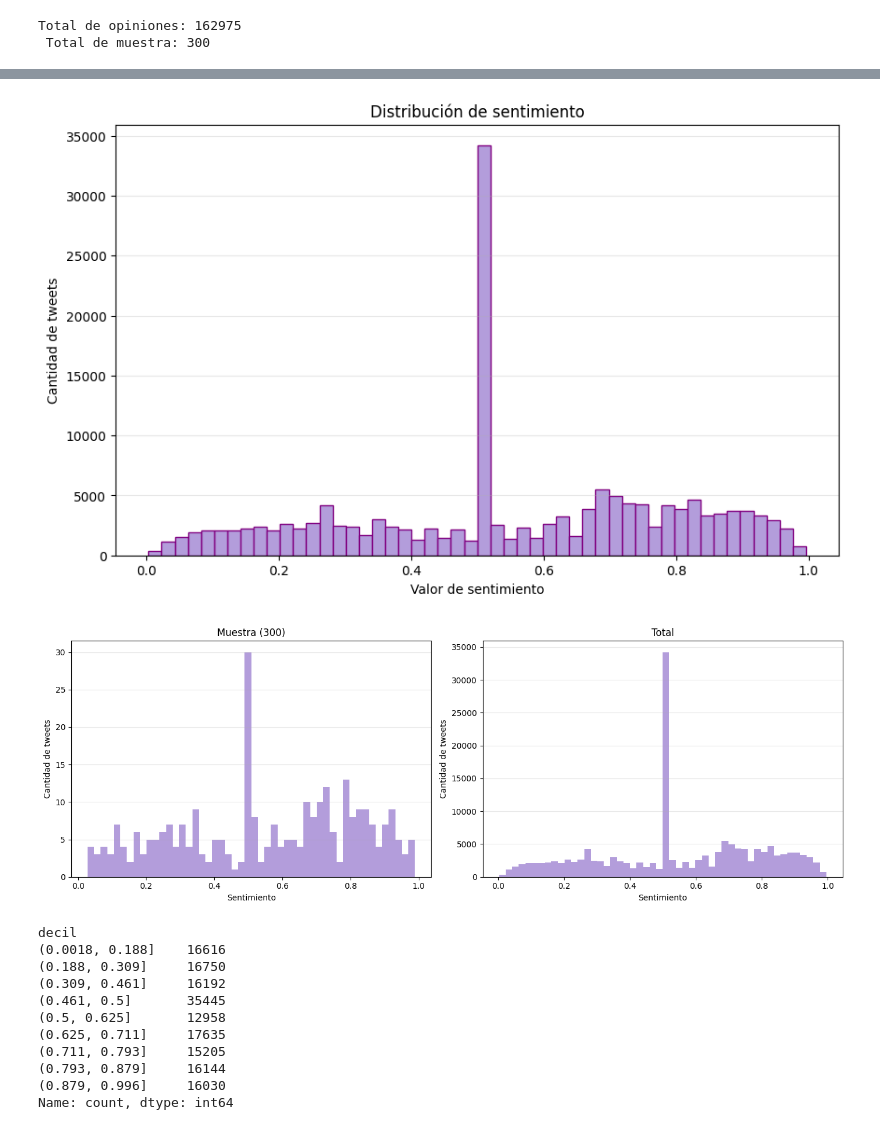
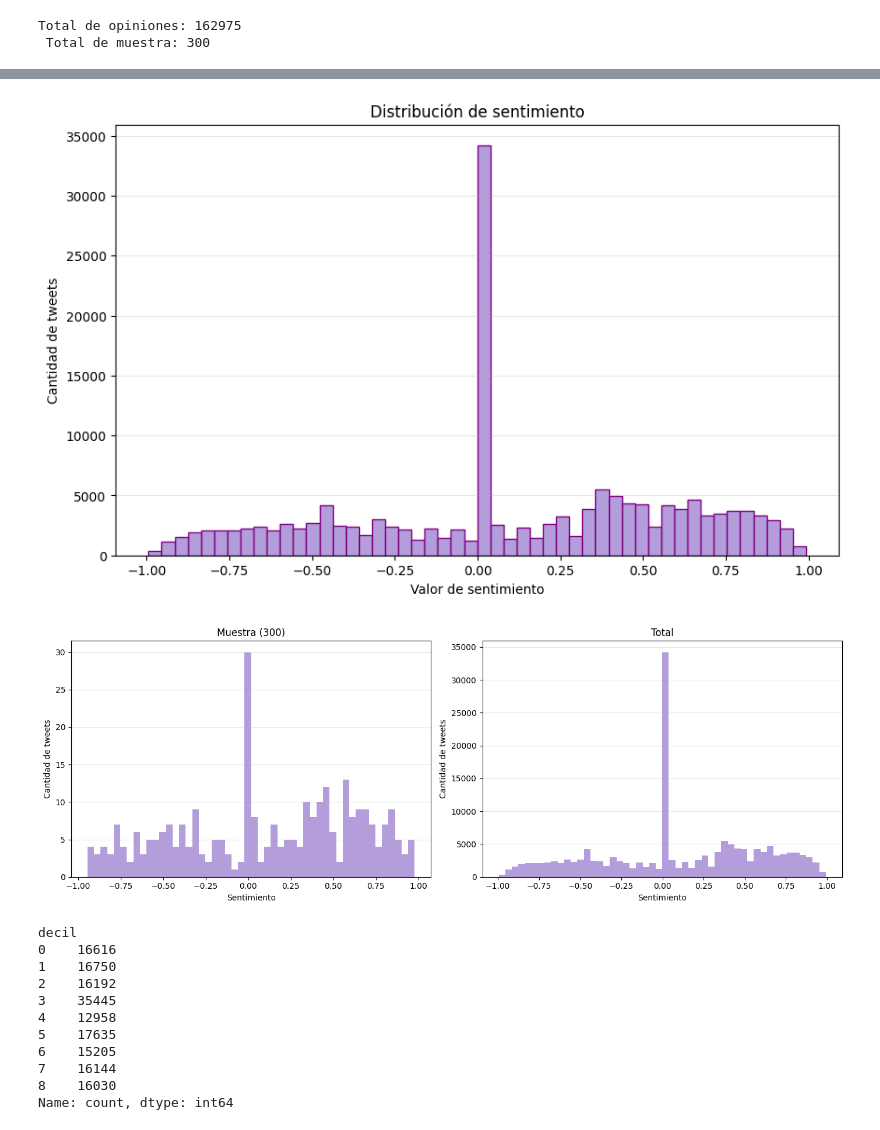
Before and after one commit to inesmolinero/ModeloFriedkin, a Jupyter notebook: analisis_sentimiento.ipynb, the cells around one changed output, grey strips where cells are left out. Drawn from its saved outputs; the diff is of its cells as text; code cells hidden in the pictures.

```diff
--- a/analisis_sentimiento.ipynb
+++ b/analisis_sentimiento.ipynb
@@ -24,11 +24,8 @@ df["sentimiento"] = df["clean_text"].apply(calcular_sentimiento)
 # Quitar filas nulas
 df = df.dropna(subset=["sentimiento"])
 
-# Convertir de escala [-1,1] a [0 ,1]
-df["sentimiento_escalado"] = (df["sentimiento"] + 1) / 2
-
 # Guardar todos los scores
-df[["sentimiento_escalado"]].to_csv("data/Twitter_data_scores.csv", index=False)
+df[["sentimiento"]].to_csv("data/Twitter_data_scores.csv", index=False)
 
 # Crear muestra estratificada de 300 tweets (diviendo en deciles)
 n_muestra= 300
@@ -51,7 +48,7 @@ if len(muestra) < n_muestra :
     muestra = pd.concat([muestra, extra], ignore_index=True)
 
 # Guardar muestra
-muestra[["clean_text", "sentimiento", "sentimiento_escalado"]].to_csv(
+muestra[["clean_text", "sentimiento"]].to_csv(
     "data/Twitter_data_sample300.csv",
     index=False
 )
@@ -62,14 +59,14 @@ print(f" Total de muestra: {len(muestra)}")
 
 # Comprobación de muestra estratificada
 plt.figure(figsize=(10, 6))
-plt.hist(muestra["sentimiento_escalado"], bins=50, color='#B39DDB' , edgecolor='purple')
+plt.hist(muestra["sentimiento"], bins=50, color='#B39DDB' , edgecolor='purple')
 plt.xlabel('Valor de sentimiento')
 plt.ylabel('Cantidad de tweets')
 plt.title('Distribución de sentimiento en la muestra de 300 opiniones')
 plt.grid(axis='y', alpha=0.3)
 
 plt.figure(figsize=(10, 6))
-plt.hist(df["sentimiento_escalado"], bins=50, color='#B39DDB',  edgecolor='purple')
+plt.hist(df["sentimiento"], bins=50, color='#B39DDB',  edgecolor='purple')
 plt.xlabel('Valor de sentimiento')
 plt.ylabel('Cantidad de tweets')
 plt.title('Distribución de sentimiento')
@@ -81,7 +78,7 @@ plt.figure(figsize=(14, 5))
 
 # Muestra
 plt.subplot(1, 2, 1)
-plt.hist(muestra["sentimiento_escalado"], bins=50, color='#B39DDB')
+plt.hist(muestra["sentimiento"], bins=50, color='#B39DDB')
 plt.xlabel('Sentimiento')
 plt.ylabel('Cantidad de tweets')
 plt.title('Muestra (300)')
@@ -89,7 +86,7 @@ plt.grid(axis='y', alpha=0.3)
 
 # Total
 plt.subplot(1, 2, 2)
-plt.hist(df["sentimiento_escalado"], bins=50, color='#B39DDB')
+plt.hist(df["sentimiento"], bins=50, color='#B39DDB')
 plt.xlabel('Sentimiento')
 plt.ylabel('Cantidad de tweets')
 plt.title('Total')
@@ -104,16 +101,16 @@ Total de opiniones: 162975
-[figure, old version]
+[figure, new version]
-[figure, old version]
+[figure, new version]
 # %%
 df["decil"].value_counts().sort_index()
 # %% [output]
 decil
-(0.0018, 0.188]    16616
-(0.188, 0.309]     16750
-(0.309, 0.461]     16192
-(0.461, 0.5]       35445
-(0.5, 0.625]       12958
-(0.625, 0.711]     17635
-(0.711, 0.793]     15205
-(0.793, 0.879]     16144
-(0.879, 0.996]     16030
+0    16616
+1    16750
+2    16192
+3    35445
+4    12958
+5    17635
+6    15205
+7    16144
+8    16030
 Name: count, dtype: int64
```
Also changed, not shown: parts of 1 cell of this notebook, 5 other files.
